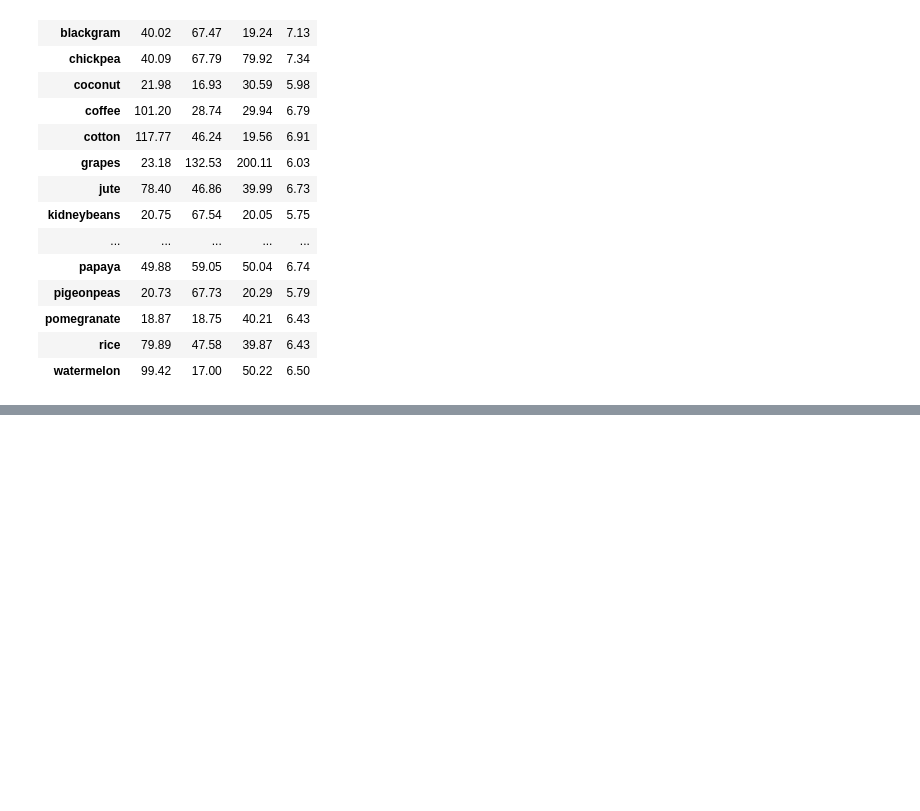
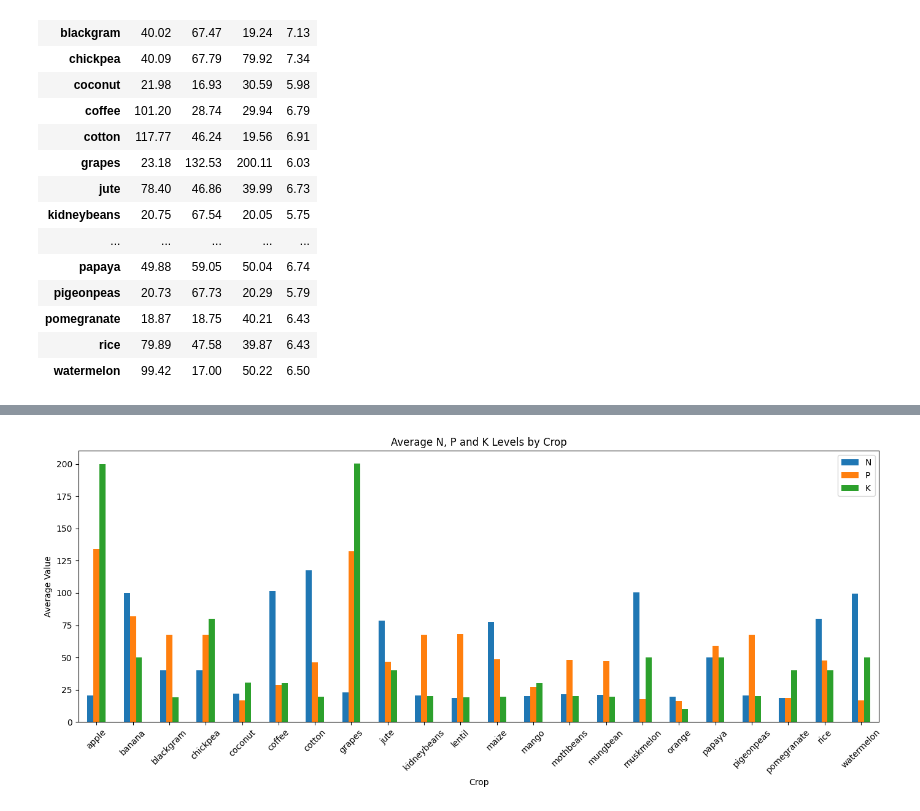
Before and after one commit to jyothsnabankuru6-cyber/AI-Powered-Soil-Analytics, a Jupyter notebook: AI_Powered_Soil_Analytics.ipynb, the cells around one changed output, grey strips where cells are left out. Drawn from its saved outputs; the diff is of its cells as text; code cells hidden in the pictures; blank space fills up the shorter version.

```diff
--- a/AI_Powered_Soil_Analytics.ipynb
+++ b/AI_Powered_Soil_Analytics.ipynb
@@ -210,0 +284,14 @@ df.groupby("label")[["N", "P", "K", "ph"]].mean().round(2)
+# %%
+df.groupby("label")[["N", "P", "K"]].mean().plot(
+    kind="bar",
+    figsize=(14, 6)
+)
+
+plt.title("Average N, P and K Levels by Crop")
+plt.xlabel("Crop")
+plt.ylabel("Average Value")
+plt.xticks(rotation=45)
+plt.tight_layout()
+plt.show()
+# %% [output]
+[figure, added]
```
Also changed, not shown: parts of 10 cells of this notebook.
